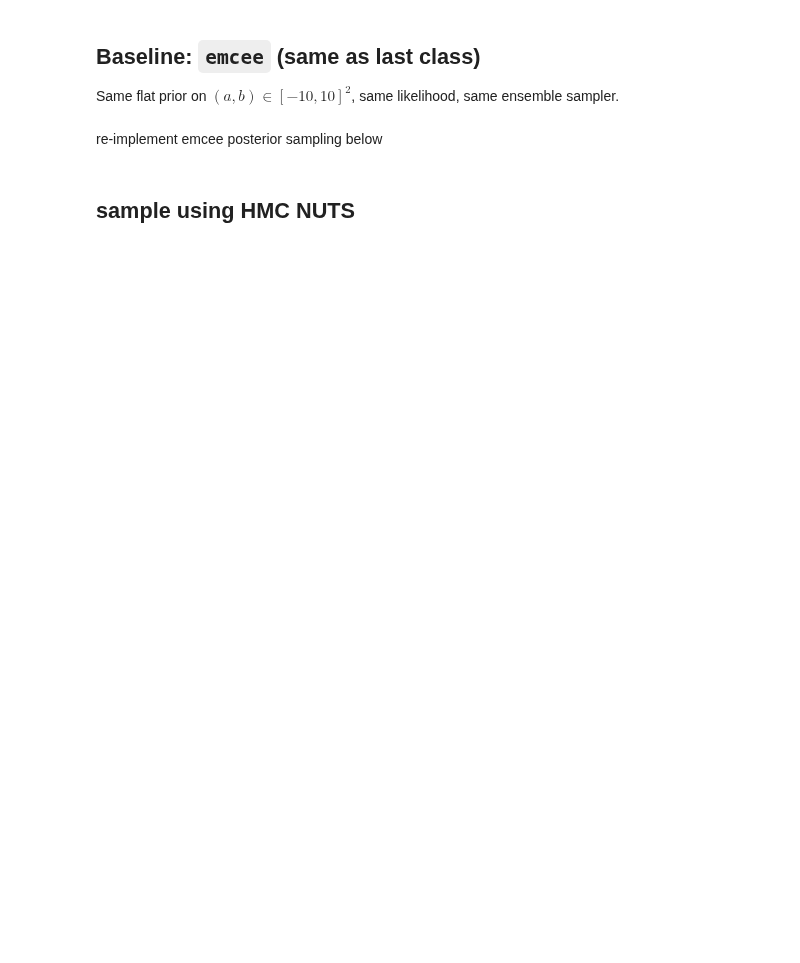
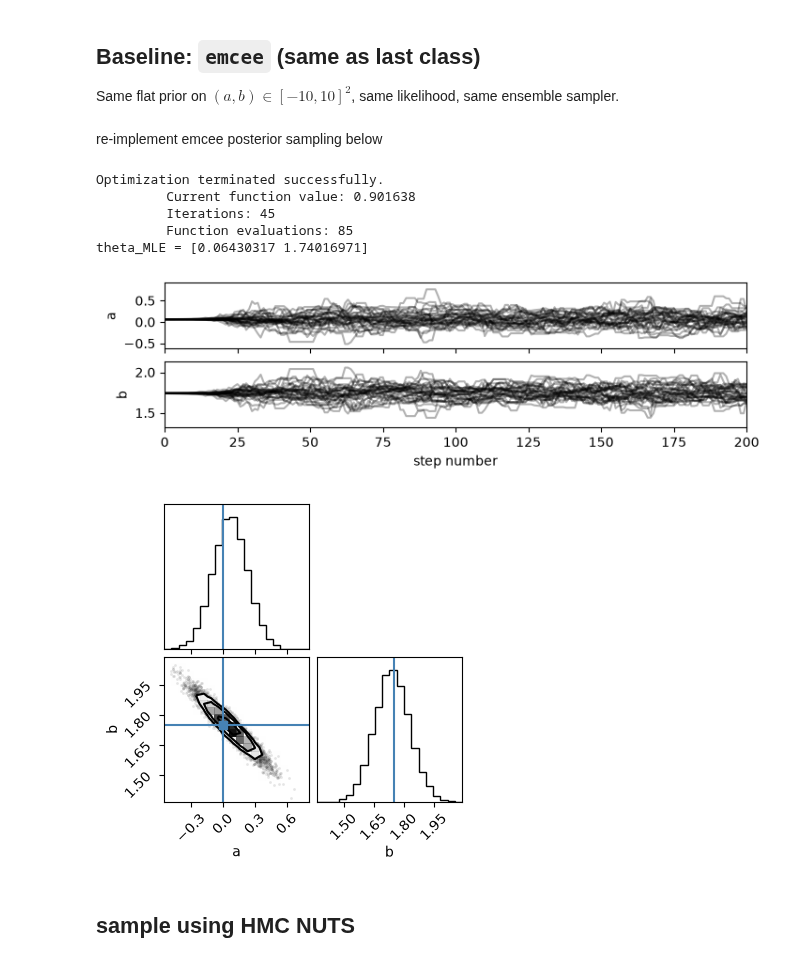
Before and after one commit to asamcnaughton/ast384c, a Jupyter notebook: inclass/lec8_hmc/hmc_nuts.ipynb, the cells around one changed output. Drawn from its saved outputs; the diff is of its cells as text; code cells hidden in the pictures; blank space fills up the shorter version.

```diff
--- a/inclass/lec8_hmc/hmc_nuts.ipynb
+++ b/inclass/lec8_hmc/hmc_nuts.ipynb
@@ -52,13 +55,75 @@ def log_posterior_np(theta, x, y, yerr):
 re-implement emcee posterior sampling below
 # %%
 ndim, nwalkers = 2, 32
+def model(theta, x):
+    a, b = theta
+    return a + b * x
 
+def log_likelihood(theta, x, y, yerr):
+    m = model(theta, x)
+    return -0.5 * np.sum((y - m) ** 2 / yerr**2)
+
+def log_prior(theta):
+    a, b = theta
+    if -10. < a < 10. and -10.0 < b < 10.0:
+        return 0.0
+    return -np.inf
+
+def log_posterior(theta, x, y, yerr):
+    lp = log_prior(theta)
+    if not np.isfinite(lp): return -np.inf
+    return lp + log_likelihood(theta, x, y, yerr)
+
+_p0 = sp.stats.norm(loc=1, scale=6)
+_p1 = sp.stats.norm(loc=-2, scale=1)
+def logp(x): # emcee takes in logp as input
+    return np.log(0.5*(_p0.pdf(x) + _p1.pdf(x)))
+theta_guess = [1., 1.] # initial guess
+def neg_log_likelihood(theta, x, y, yerr):
+    return -1 * log_likelihood(theta, x, y, yerr)
+theta_est = sp.optimize.fmin(neg_log_likelihood,
+                             theta_guess,
+                             args=(x, y, yerr))
+print('theta_MLE =', theta_est)
+
+# create a small ball around the MLE the initialize each walker
+pos = theta_est + 1e-4 * np.random.randn(nwalkers, ndim)
+
+
+sampler = emcee.EnsembleSampler(nwalkers, ndim,
+                                log_posterior,
+                                args=(x, y, yerr))
+_ = sampler.run_mcmc(pos, 3500, progress=True)
+
+fig, axes = plt.subplots(ndim, sharex=True, figsize=(8,2))
+samples = sampler.get_chain()
+labels = ["a", "b"]
+for i in range(ndim):
+    ax = axes[i]
+    ax.plot(samples[:, :, i], "k", alpha=0.3, rasterized=True)
+    ax.set_xlim(0, 200); ax.set_ylabel(labels[i])
+axes[-1].set_xlabel("step number")
+
+burnin = 100
+flat_samples = sampler.get_chain(discard=100, flat=True, thin=15)
+
+fig = plt.figure(figsize=(4,4))
+fig = corner.corner(flat_samples, labels=labels,
+                    truths=[a_true, b_true], fig=fig)
 # initialize the walkers
 
 # run EnsembleSampler
 
 # discard burn-in then thin, and flatten chain
 flat_emcee = sampler.get_chain(discard=burnin, flat=True, thin=15)
+# %% [output]
+Optimization terminated successfully.
+         Current function value: 0.901638
+         Iterations: 45
+         Function evaluations: 85
+theta_MLE = [0.06430317 1.74016971]
+[figure, added]
+[figure, added]
 # %% [markdown]
 ## sample using HMC NUTS
 # %%
```
Also changed, not shown: parts of 8 cells of this notebook, 1 other file.
